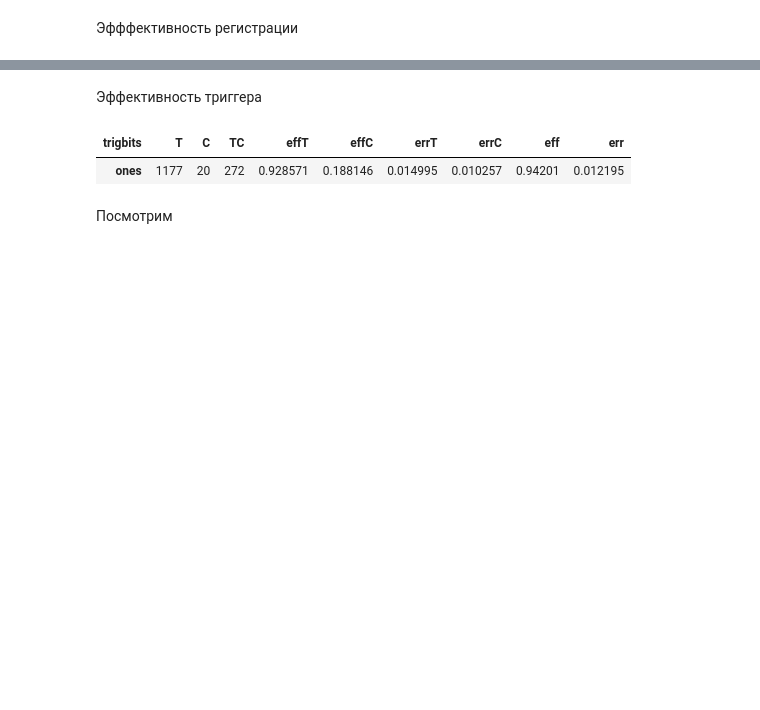
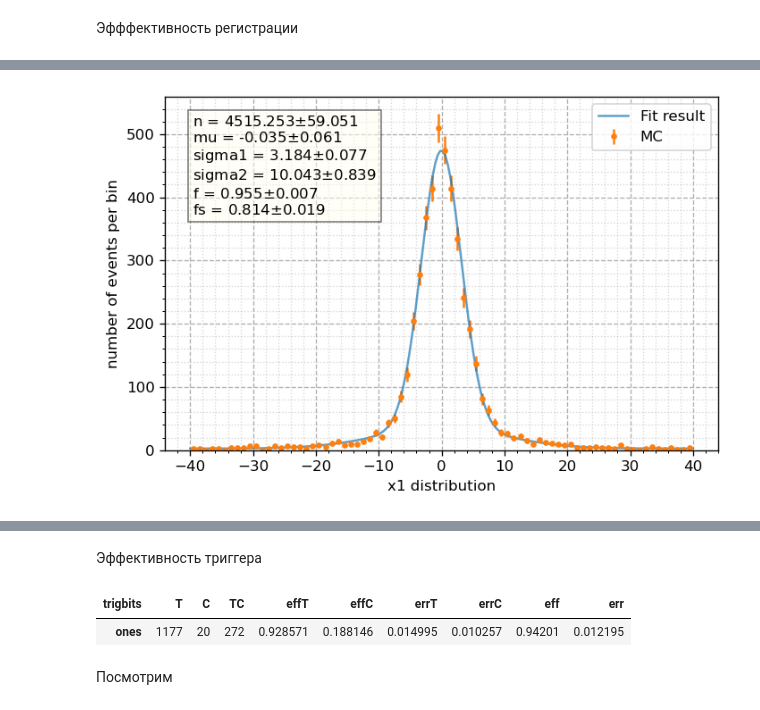
Before and after one commit to nikita-p/kskl20, a Jupyter notebook: notebooks/02. Signal Events.ipynb, the cells around one changed output, grey strips where cells are left out. Cells and saved outputs as stored; diff of their text form; code cells hidden in the pictures; blank space fills up the shorter version.

```diff
--- a/notebooks/02. Signal Events.ipynb
+++ b/notebooks/02. Signal Events.ipynb
@@ -142,0 +138,11 @@ pl.my_style(ylim=(0, None))
+# %%
+mMC = Minuit(ExtendedUnbinnedNLL(mcdata, lambda x, n, mu, sigma1, sigma2, f, fs: (n, n * norm_pdf(x, mu, sigma1, sigma2, f, fs))),
+                       n=1000, mu=0, sigma1=2, sigma2=5, f=0.99,
+                       limit_mu=(-2, 2),
+                       limit_sigma1=(0,None),
+                       limit_sigma2=(0,None),
+                       limit_n=(0, None),
+                       limit_f=(0, 1),
+                       limit_fs=(0, 1),
+          )
+mMC.migrad()
@@ -142,0 +162,5 @@ pl.my_style(ylim=(0, None))
+# %%
+pl.plot_fit(mcdata, norm_pdf, mMC, 80, (-40, 40), errors=True, label='MC', xtitle='x1 distribution',
+           ytitle='number of events per bin')
+# %% [output]
+[figure, added]
```
Also changed, not shown: parts of 18 cells of this notebook, 8 other files.
